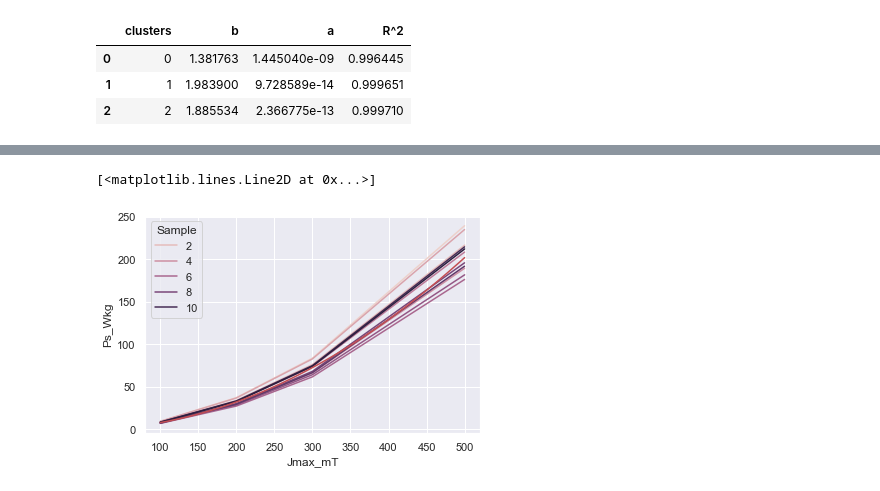
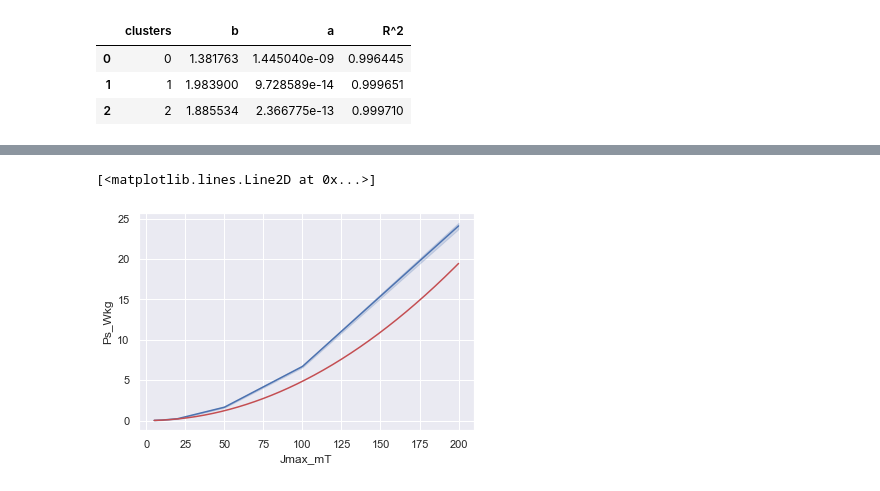
Before and after one commit to nagyadam979/Projekt-munka, a Jupyter notebook: szamolas.ipynb, the cells around one changed output, grey strips where cells are left out. Saved outputs shown, nothing was run; the diff lists cells and outputs as text; code cells hidden in the pictures.

```diff
--- a/szamolas.ipynb
+++ b/szamolas.ipynb
@@ -251,8 +244,8 @@ for i in range(3):
         x=np.array(dt["Jmax_mT"]).reshape((-1, 1))
         y=np.array(dt["Ps_Wkg"])
         model = LinearRegression().fit(np.log10(x), np.log10(y))
-        param.append([i, k, model.coef_[0], model.intercept_, model.score(np.log10(x), np.log10(y))])
+        param.append([i, k, model.coef_[0], 10**model.intercept_, model.score(np.log10(x), np.log10(y))])
 # %%
-result=pd.DataFrame(param, columns=["clusters","fr_Hz","k","q_(log(p))","R^2"])
+result=pd.DataFrame(param, columns=["clusters","fr_Hz","k","p","R^2"])
 result
 # %% [output]
@@ -301,16 +295,16 @@ plt.xscale('log')
 
 #                 ------------->>>              Ps(Jmax, fr) = a • fr^b • Jmax^2              <<<-------------
 # %%
-q_fr=[]
+p_fr=[]
 for i in range(3):
     dt= result[(result.clusters == i)]
-    x=np.array(dt["fr_Hz"]).reshape((-1, 1))
-    y=np.array(dt["q_(log(p))"])
-    model2 = LinearRegression().fit(np.log10(x), y)
-    q_fr.append([i, model2.coef_[0], 10**(model2.intercept_), model2.score(np.log10(x), y)])
+    xp=np.array(dt["fr_Hz"]).reshape((-1, 1))
+    yp=np.array(dt["p"])
+    model2 = LinearRegression().fit(np.log10(xp), np.log10(yp))
+    p_fr.append([i, model2.coef_[0], 10**(model2.intercept_), model2.score(np.log10(xp), np.log10(yp))])
 
-result_q_fr=pd.DataFrame(q_fr, columns=["clusters","b","a","R^2"])
-result_q_fr
+result_p_fr=pd.DataFrame(p_fr, columns=["clusters","b","a","R^2"])
+result_p_fr #ezen adatokkal pedig megadhatók az egyes alkatrészeket leíró egyenletek
 # %% [output]
 |  | clusters | b | a | R^2 |
 | 0 | 0 | 1.381763 | 1.445040e-09 | 0.996445 |
@@ -333,0 +313,7 @@ def Ps_1(J,fr):
+# %%
+# Végül, de nem utolsó sorban  a Ps függése a Jmax-tól és a frekvenciától, a megfelelő paraméterek mellett:
+def Ps_fr(J,fr,cls):
+    a = np.array(result_p_fr[(result_p_fr.clusters == cls)]['a'])[0]
+    b = np.array(result_p_fr[(result_p_fr.clusters == cls)]['b'])[0]
+
+    return (a *(fr**b)*(J**2))
@@ -334,9 +347,13 @@ def Ps_1(J,fr):
 # %%
-j = np.linspace(100, 500, 400)
+j1= np.linspace(5, 200, 400)
 
+sns.lineplot(
+    x="Jmax_mT", y="Ps_Wkg",
+    data=table2[(table2.fr_Hz == 10000)&(table2.clusters == 0)&(table2.Jmax_mT < 999)&(table2.Jmax_mT > 1.01)],
 
-sns.lineplot(x="Jmax_mT", y="Ps_Wkg", data=data_cl[(data_cl.fr_Hz == 100000)&(data_cl.clusters == 1)], hue="Sample")
-plt.plot(j, Ps_1(j,100000), c ='r', label ='estimate')
+    ci="sd"
+    )
+plt.plot(j1, Ps_fr(j1,10000,0), c ='r', label ='estimate')
 # %% [output]
 [<matplotlib.lines.Line2D at 0x...>]
-[figure, old version]
+[figure, new version]
```
Also changed, not shown: parts of 27 cells of this notebook.
